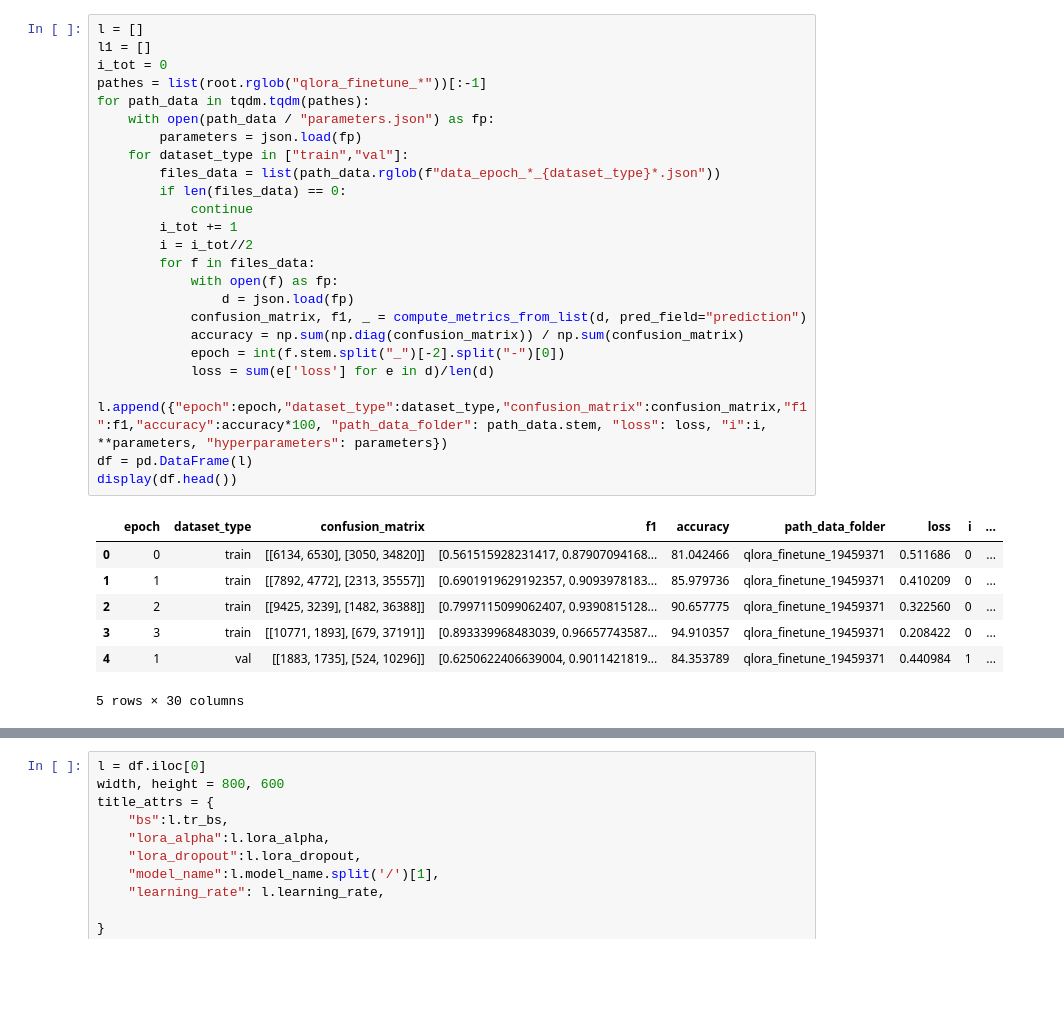
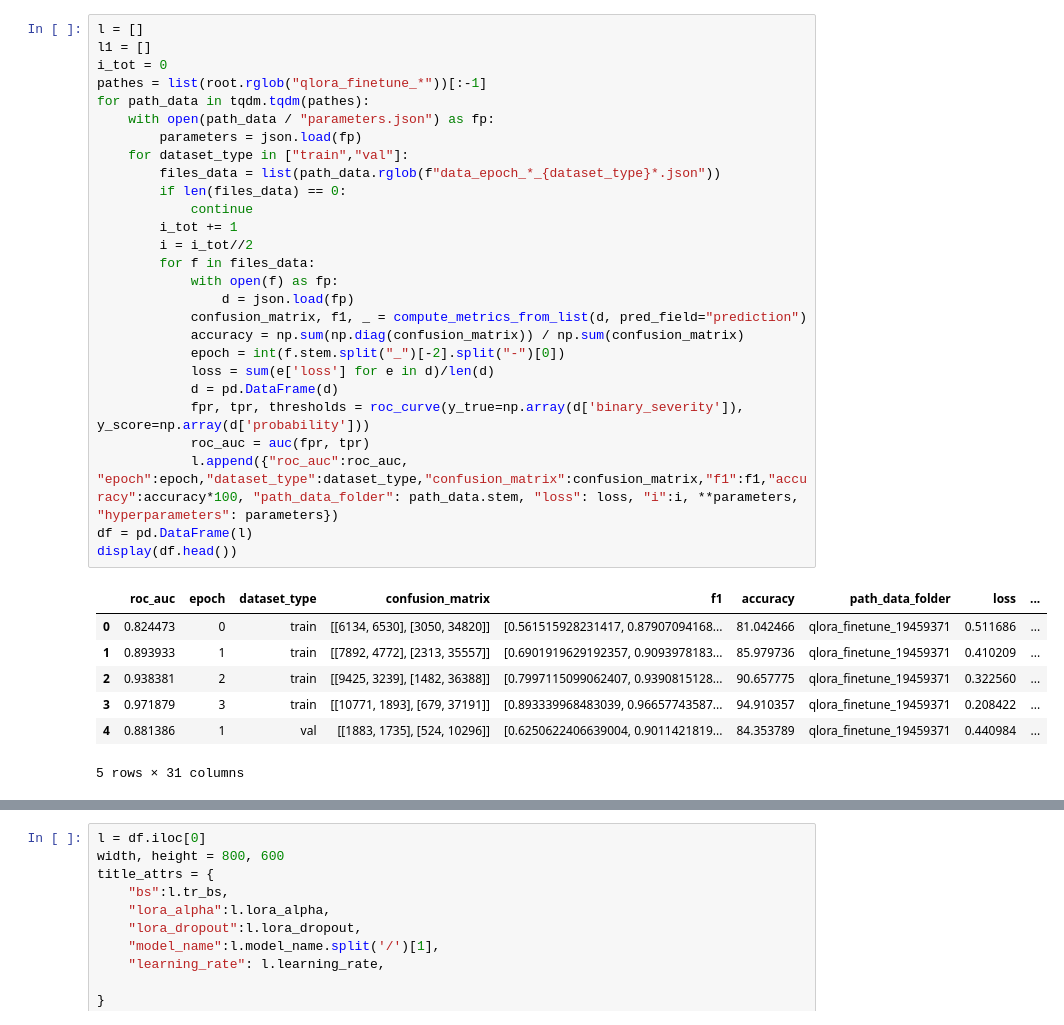
Before and after one commit to AndressaStefany/severityPrediction, a Jupyter notebook: src/llm/fineuning_results.ipynb, the cells around one changed output, grey strips where cells are left out. Cells and saved outputs as stored; diff of their text form; blank space fills up the shorter version.

```diff
--- a/src/llm/fineuning_results.ipynb
+++ b/src/llm/fineuning_results.ipynb
@@ -35,33 +39,36 @@ root = Path(f"../../data/finetuning/")
 # %%
 l = []
 l1 = []
 i_tot = 0
 pathes = list(root.rglob("qlora_finetune_*"))[:-1]
 for path_data in tqdm.tqdm(pathes):
     with open(path_data / "parameters.json") as fp:
         parameters = json.load(fp)
     for dataset_type in ["train","val"]:
         files_data = list(path_data.rglob(f"data_epoch_*_{dataset_type}*.json"))
         if len(files_data) == 0:
             continue
         i_tot += 1
         i = i_tot//2
         for f in files_data:
             with open(f) as fp:
                 d = json.load(fp)
             confusion_matrix, f1, _ = compute_metrics_from_list(d, pred_field="prediction")
             accuracy = np.sum(np.diag(confusion_matrix)) / np.sum(confusion_matrix)
             epoch = int(f.stem.split("_")[-2].split("-")[0])
             loss = sum(e['loss'] for e in d)/len(d)
-            l.append({"epoch":epoch,"dataset_type":dataset_type,"confusion_matrix":confusion_matrix,"f1":f1,"accuracy":accuracy*100, "path_data_folder": path_data.stem, "loss": loss, "i":i, **parameters, "hyperparameters": parameters})
+            d = pd.DataFrame(d)
+            fpr, tpr, thresholds = roc_curve(y_true=np.array(d['binary_severity']), y_score=np.array(d['probability']))
+            roc_auc = auc(fpr, tpr)
+            l.append({"roc_auc":roc_auc, "epoch":epoch,"dataset_type":dataset_type,"confusion_matrix":confusion_matrix,"f1":f1,"accuracy":accuracy*100, "path_data_folder": path_data.stem, "loss": loss, "i":i, **parameters, "hyperparameters": parameters})
 df = pd.DataFrame(l)
 display(df.head())
 # %% [output]
-|  | epoch | dataset_type | confusion_matrix | f1 | accuracy | path_data_folder | loss | i | ... |
-| 0 | 0 | train | [[6134, 6530], [3050, 34820]] | [0.561515928231417, 0.87907094168... | 81.042466 | qlora_finetune_19459371 | 0.511686 | 0 | ... |
-| 1 | 1 | train | [[7892, 4772], [2313, 35557]] | [0.6901919629192357, 0.9093978183... | 85.979736 | qlora_finetune_19459371 | 0.410209 | 0 | ... |
-| 2 | 2 | train | [[9425, 3239], [1482, 36388]] | [0.7997115099062407, 0.9390815128... | 90.657775 | qlora_finetune_19459371 | 0.322560 | 0 | ... |
-| 3 | 3 | train | [[10771, 1893], [679, 37191]] | [0.893339968483039, 0.96657743587... | 94.910357 | qlora_finetune_19459371 | 0.208422 | 0 | ... |
-| 4 | 1 | val | [[1883, 1735], [524, 10296]] | [0.6250622406639004, 0.9011421819... | 84.353789 | qlora_finetune_19459371 | 0.440984 | 1 | ... |
+|  | roc_auc | epoch | dataset_type | confusion_matrix | f1 | accuracy | path_data_folder | loss | ... |
+| 0 | 0.824473 | 0 | train | [[6134, 6530], [3050, 34820]] | [0.561515928231417, 0.87907094168... | 81.042466 | qlora_finetune_19459371 | 0.511686 | ... |
+| 1 | 0.893933 | 1 | train | [[7892, 4772], [2313, 35557]] | [0.6901919629192357, 0.9093978183... | 85.979736 | qlora_finetune_19459371 | 0.410209 | ... |
+| 2 | 0.938381 | 2 | train | [[9425, 3239], [1482, 36388]] | [0.7997115099062407, 0.9390815128... | 90.657775 | qlora_finetune_19459371 | 0.322560 | ... |
+| 3 | 0.971879 | 3 | train | [[10771, 1893], [679, 37191]] | [0.893339968483039, 0.96657743587... | 94.910357 | qlora_finetune_19459371 | 0.208422 | ... |
+| 4 | 0.881386 | 1 | val | [[1883, 1735], [524, 10296]] | [0.6250622406639004, 0.9011421819... | 84.353789 | qlora_finetune_19459371 | 0.440984 | ... |
-5 rows × 30 columns
+5 rows × 31 columns
 # %%
```
Also changed, not shown: parts of 2 cells of this notebook, 1 other file.
